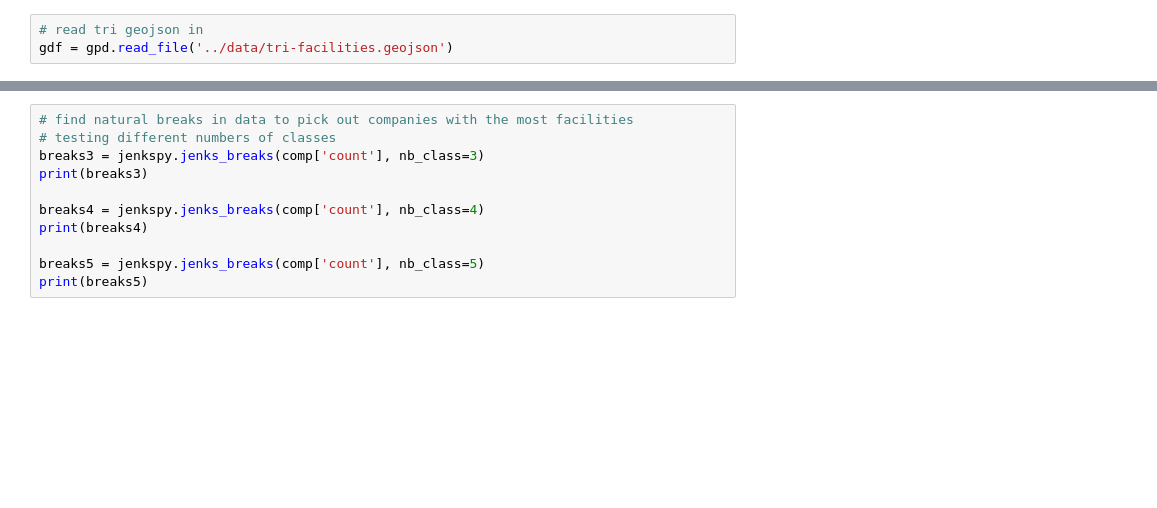
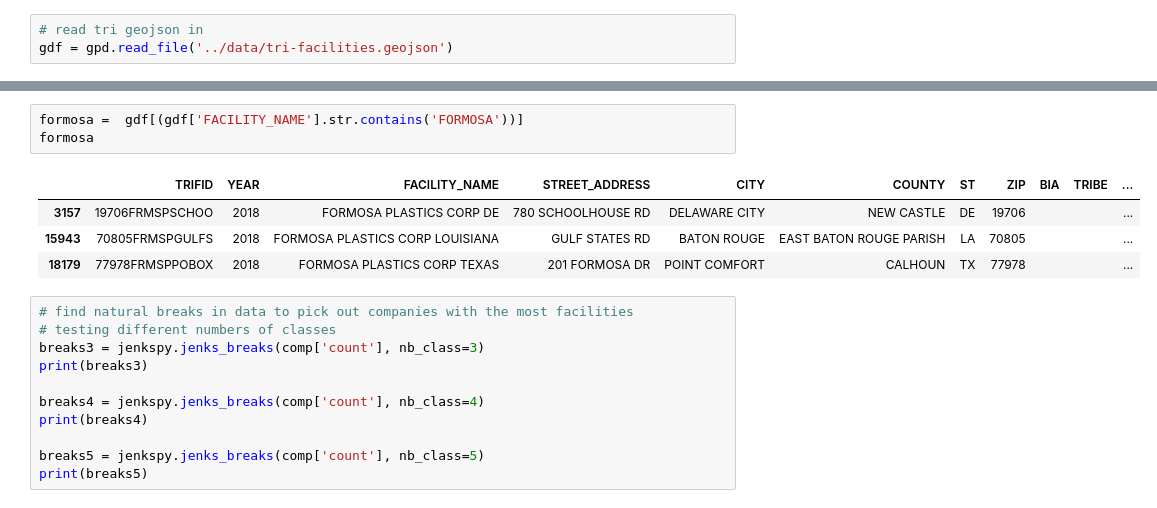
Before and after one commit to EileenGrady/us-industrial-pollution, a Jupyter notebook: notebooks/explore-parent-companies.ipynb, the cells around one changed output, grey strips where cells are left out. Saved outputs shown, nothing was run; the diff lists cells and outputs as text; blank space fills up the shorter version.

```diff
--- a/notebooks/explore-parent-companies.ipynb
+++ b/notebooks/explore-parent-companies.ipynb
@@ -67,3 +67,11 @@ comp
+# %%
+formosa =  gdf[(gdf['FACILITY_NAME'].str.contains('FORMOSA'))]
+formosa
+# %% [output]
+|  | TRIFID | YEAR | FACILITY_NAME | STREET_ADDRESS | CITY | COUNTY | ST | ZIP | BIA | TRIBE | ... |
+| 3157 | 19706FRMSPSCHOO | 2018 | FORMOSA PLASTICS CORP DE | 780 SCHOOLHOUSE RD | DELAWARE CITY | NEW CASTLE | DE | 19706 |  |  | ... |
+| 15943 | 70805FRMSPGULFS | 2018 | FORMOSA PLASTICS CORP LOUISIANA | GULF STATES RD | BATON ROUGE | EAST BATON ROUGE PARISH | LA | 70805 |  |  | ... |
+| 18179 | 77978FRMSPPOBOX | 2018 | FORMOSA PLASTICS CORP TEXAS | 201 FORMOSA DR | POINT COMFORT | CALHOUN | TX | 77978 |  |  | ... |
 # %%
 # find natural breaks in data to pick out companies with the most facilities
 # testing different numbers of classes
```
Also changed, not shown: parts of 2 cells of this notebook, 6 other files.
